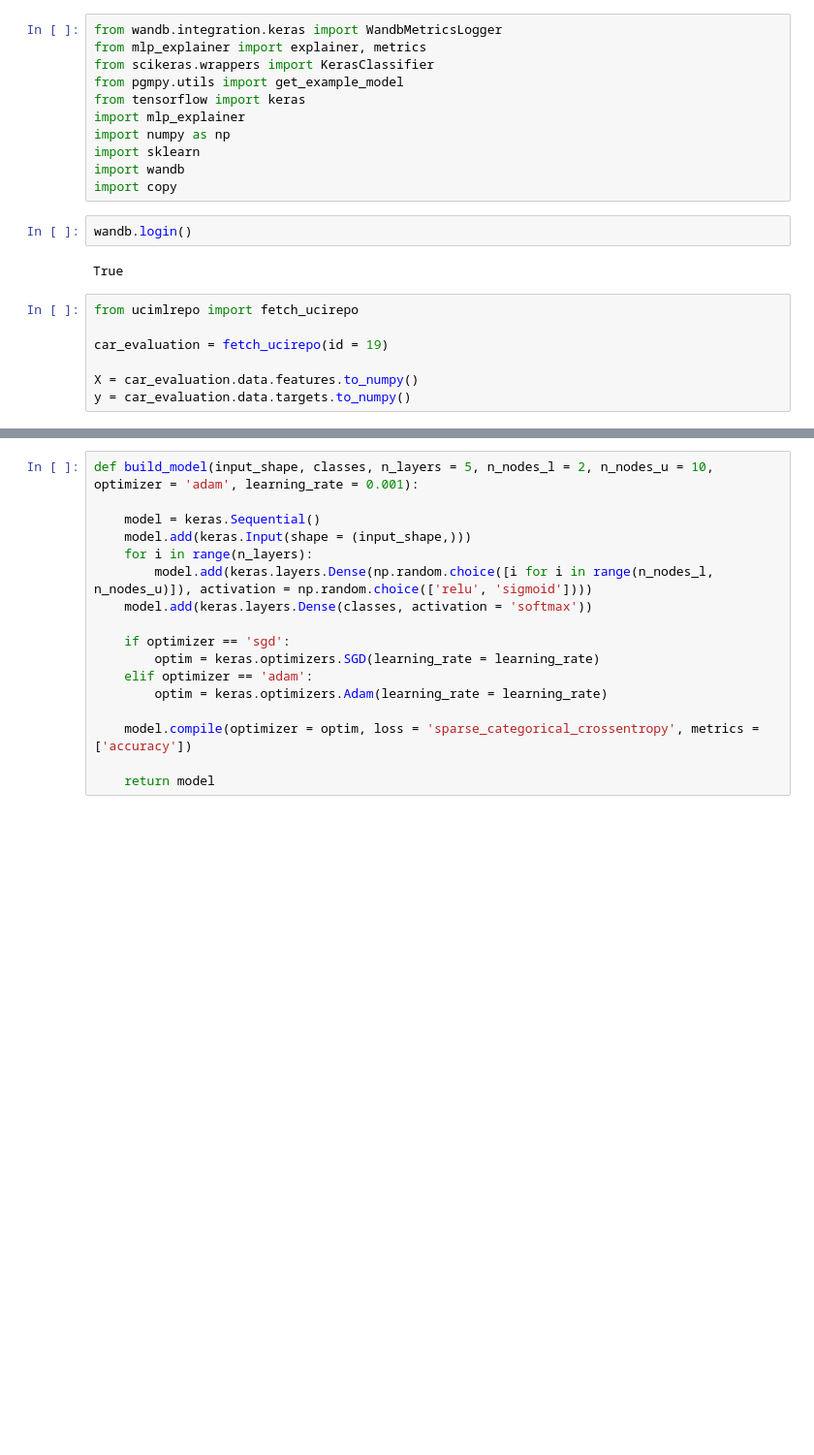
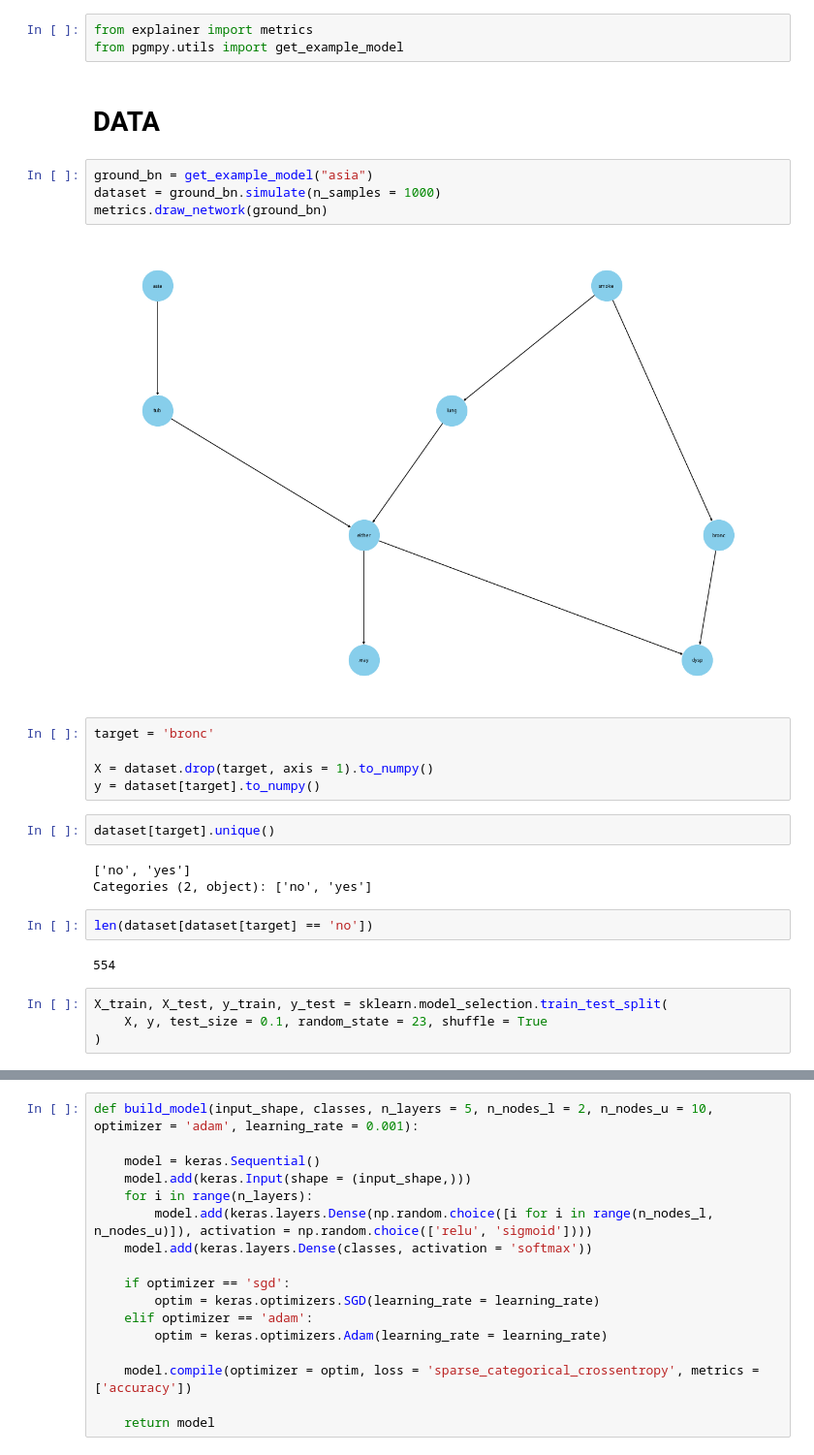
Before and after one commit to TumeloMkwambe/Honours-RP, a Jupyter notebook: main.ipynb, the cells around one changed output, grey strips where cells are left out. Shown at 97% size. Cells and saved outputs as stored; diff of their text form; blank space fills up the shorter version.

```diff
--- a/main.ipynb
+++ b/main.ipynb
@@ -1,22 +1,29 @@
-# %%
-from wandb.integration.keras import WandbMetricsLogger
-from mlp_explainer import explainer, metrics
-from scikeras.wrappers import KerasClassifier
-from pgmpy.utils import get_example_model
-from tensorflow import keras
-import mlp_explainer
-import numpy as np
-import sklearn
-import wandb
-import copy
-# %%
-wandb.login()
-# %% [output]
-True
-# %%
-from ucimlrepo import fetch_ucirepo
-
-car_evaluation = fetch_ucirepo(id = 19)
-
-X = car_evaluation.data.features.to_numpy()
-y = car_evaluation.data.targets.to_numpy()
+# %%
+from explainer import metrics
+from pgmpy.utils import get_example_model
+# %% [markdown]
+# DATA
+# %%
+ground_bn = get_example_model("asia")
+dataset = ground_bn.simulate(n_samples = 1000)
+metrics.draw_network(ground_bn)
+# %% [output]
+[figure, added]
+# %%
+target = 'bronc'
+
+X = dataset.drop(target, axis = 1).to_numpy()
+y = dataset[target].to_numpy()
+# %%
+dataset[target].unique()
+# %% [output]
+['no', 'yes']
+Categories (2, object): ['no', 'yes']
+# %%
+len(dataset[dataset[target] == 'no'])
+# %% [output]
+554
+# %%
+X_train, X_test, y_train, y_test = sklearn.model_selection.train_test_split(
+    X, y, test_size = 0.1, random_state = 23, shuffle = True
+)
```
Also changed, not shown: parts of 22 cells of this notebook, 4 other files.
